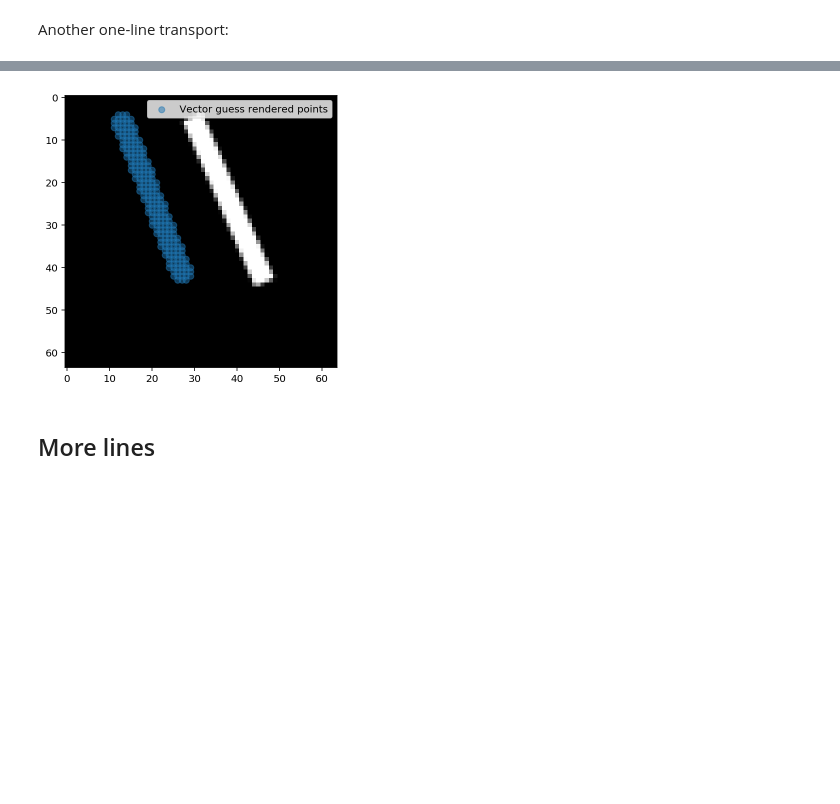
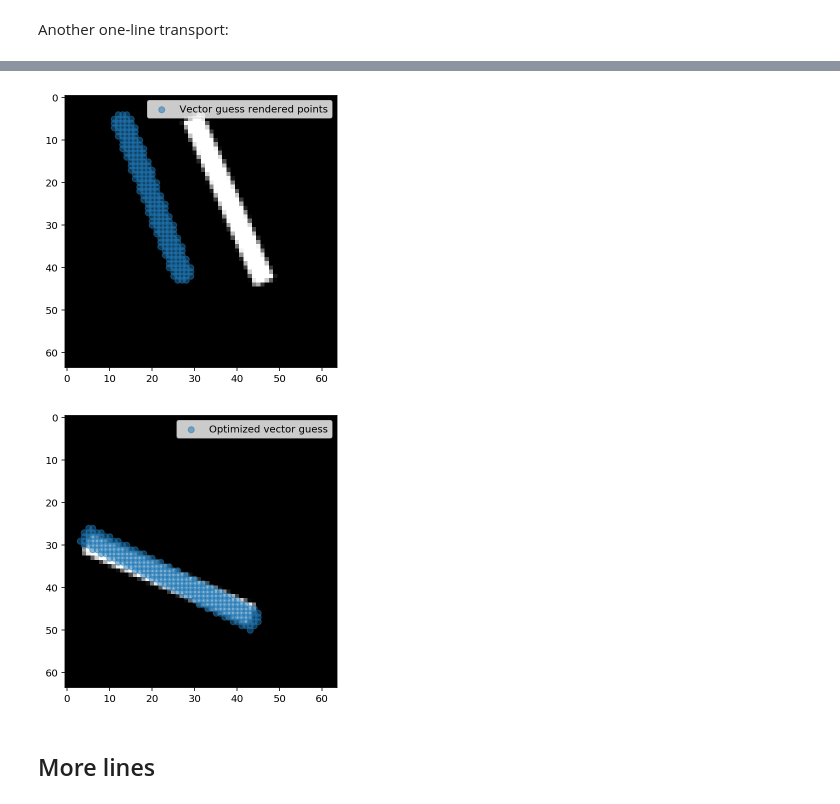
Before and after one commit to apnkv/optimization_vectorization, a Jupyter notebook: differentiable.ipynb, the cells around one changed output, grey strips where cells are left out. Saved outputs shown, nothing was run; the diff lists cells and outputs as text; code cells hidden in the pictures; blank space fills up the shorter version.

```diff
--- a/differentiable.ipynb
+++ b/differentiable.ipynb
@@ -184,20 +192,23 @@ visualize(DEFAULT_RENDERER, image.T, line_batch, 'Optimized vector guess')
 # %%
 s = Synthetic(64, 64)
 np.random.seed(112)
 
 image, _ = s.get_image('.', line_count=1)
 image = 1 - np.array(image) / 255
 
 raster_coords, raster_masses = get_pixel_coords_and_density(image)
 
 line_batch = np.array([[[5., 13., 43., 28., 3., 0.5]]]).astype(np.float32)
-line_batch = torch.from_numpy(line_batch)
+line_batch = torch.from_numpy(line_batch).to(device)
 
 visualize(DEFAULT_RENDERER, image, line_batch, 'Vector guess rendered points')
 
-line_batch = optimize_line_batch(line_batch, raster_coords, raster_masses, n_iters=70, lr=0.2, optimize_width=True)
+line_batch = optimize_line_batch(line_batch, raster_coords, raster_masses, tqdm_=True, length_loss=0.45,
+                                 n_iters=70, lr=0.2, optimize_width=True, coord_only_steps=60,)
+visualize(DEFAULT_RENDERER, image.T, line_batch, 'Optimized vector guess')
 # %% [output]
 [figure]
+[figure, added]
 # %% [markdown]
 ## More lines
 # %%
```
Also changed, not shown: parts of 7 cells of this notebook.
